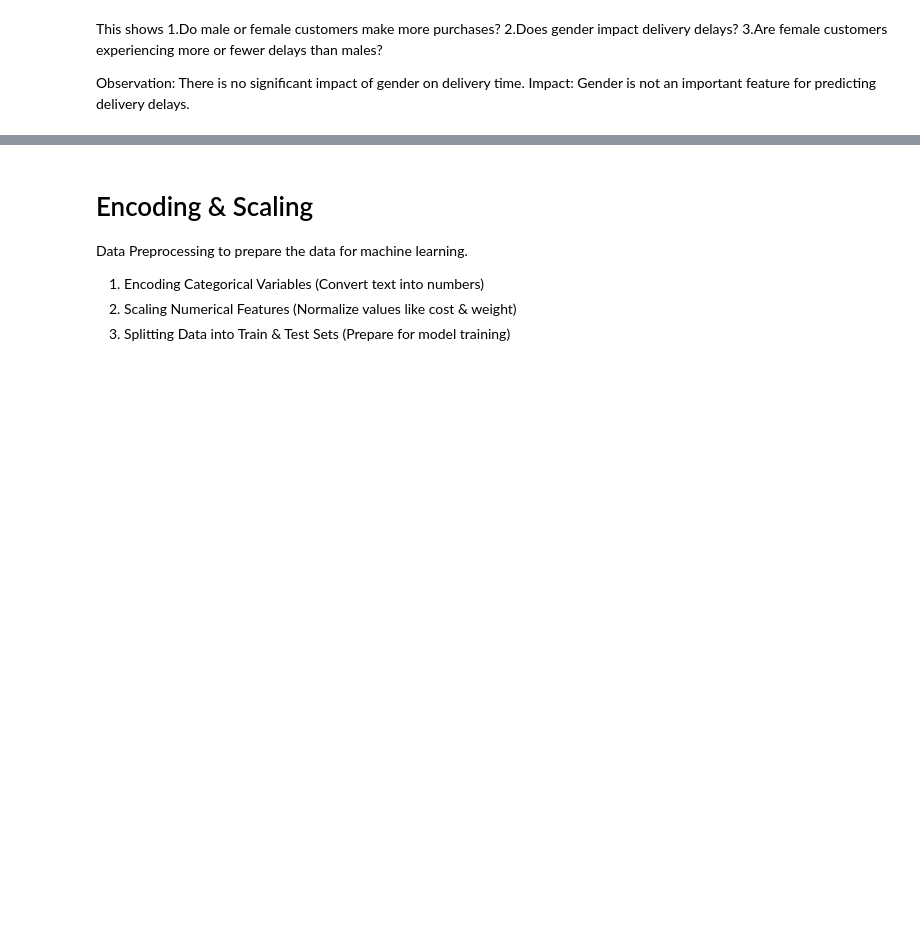
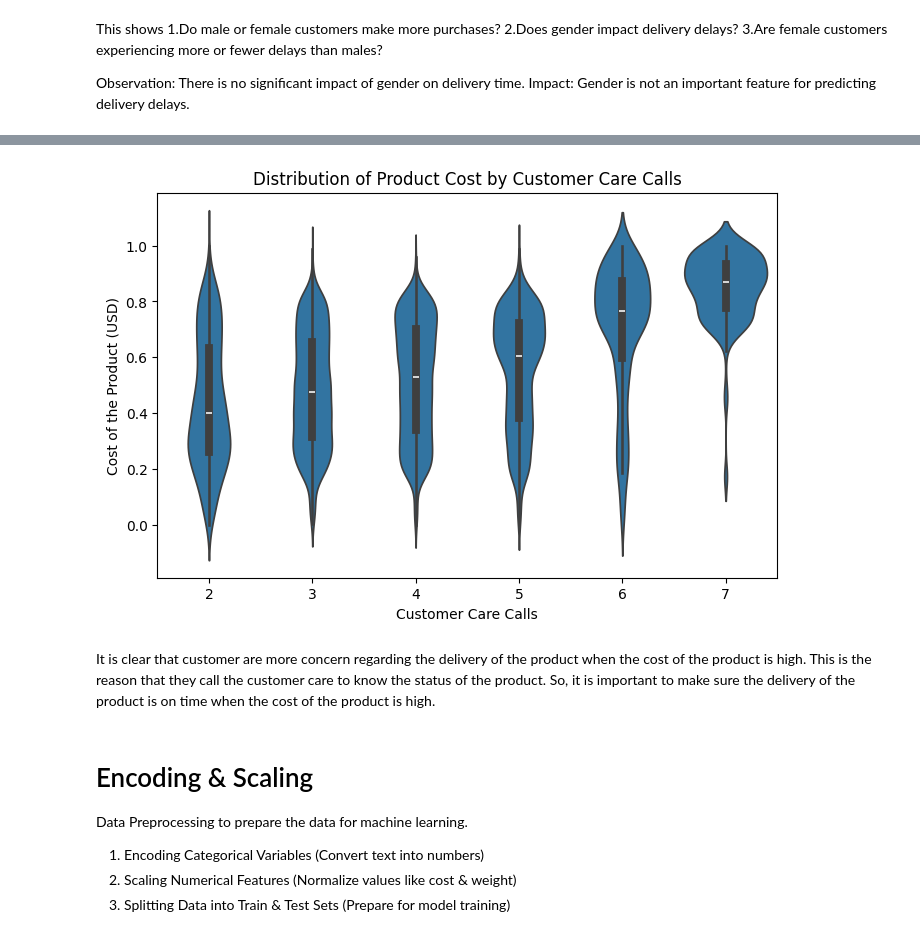
Before and after one commit to Morriskarani/Revolutionizing-E-Commerce-A-Machine-Learning-Powered-Delivery-Time-Predictor, a Jupyter notebook: Commerce.ipynb, the cells around one changed output, grey strips where cells are left out. Drawn from its saved outputs; the diff is of its cells as text; code cells hidden in the pictures; blank space fills up the shorter version.

```diff
--- a/Commerce.ipynb
+++ b/Commerce.ipynb
@@ -329,3 +355,14 @@ Impact: Gender is not an important feature for predicting delivery delays.
+# %%
+plt.figure(figsize=(8,5))
+sns.violinplot(x='Customer_care_calls', y='Cost_of_the_Product', data=df)
+plt.xlabel("Customer Care Calls")
+plt.ylabel("Cost of the Product (USD)")
+plt.title("Distribution of Product Cost by Customer Care Calls")
+plt.show()
+# %% [output]
+[figure, added]
+# %% [markdown]
+It is clear that customer are more concern regarding the delivery of the product when the cost of the product is high. This is the reason that they call the customer care to know the status of the product. So, it is important to make sure the delivery of the product is on time when the cost of the product is high.
 # %% [markdown]
 # Encoding & Scaling
 Data Preprocessing to prepare the data for machine learning.
```
Also changed, not shown: parts of 2 cells of this notebook, 1 other file.
